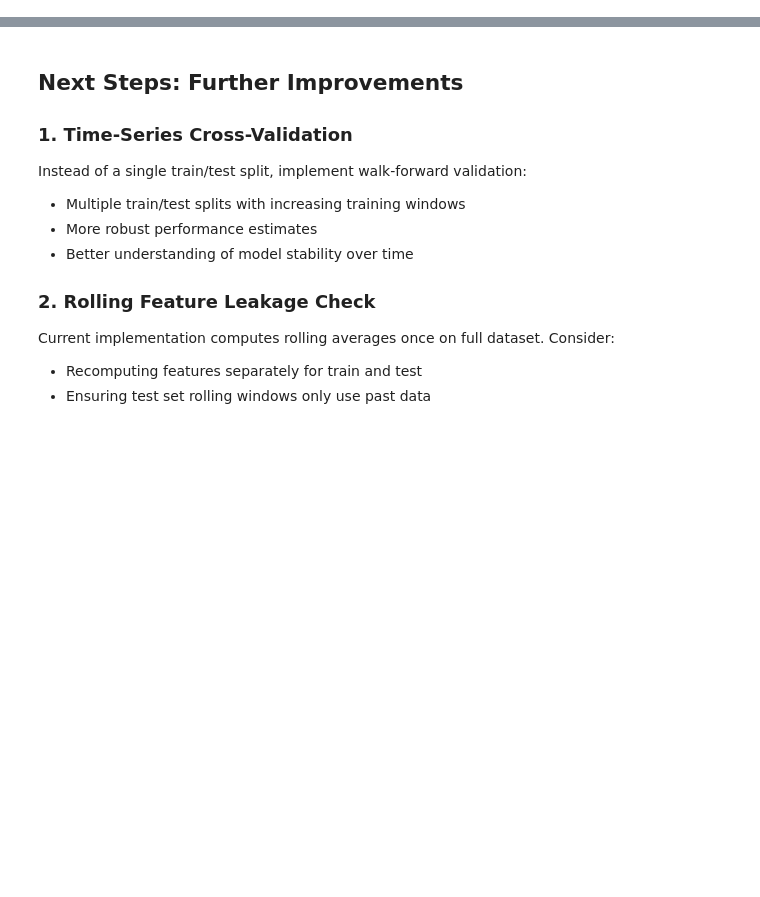
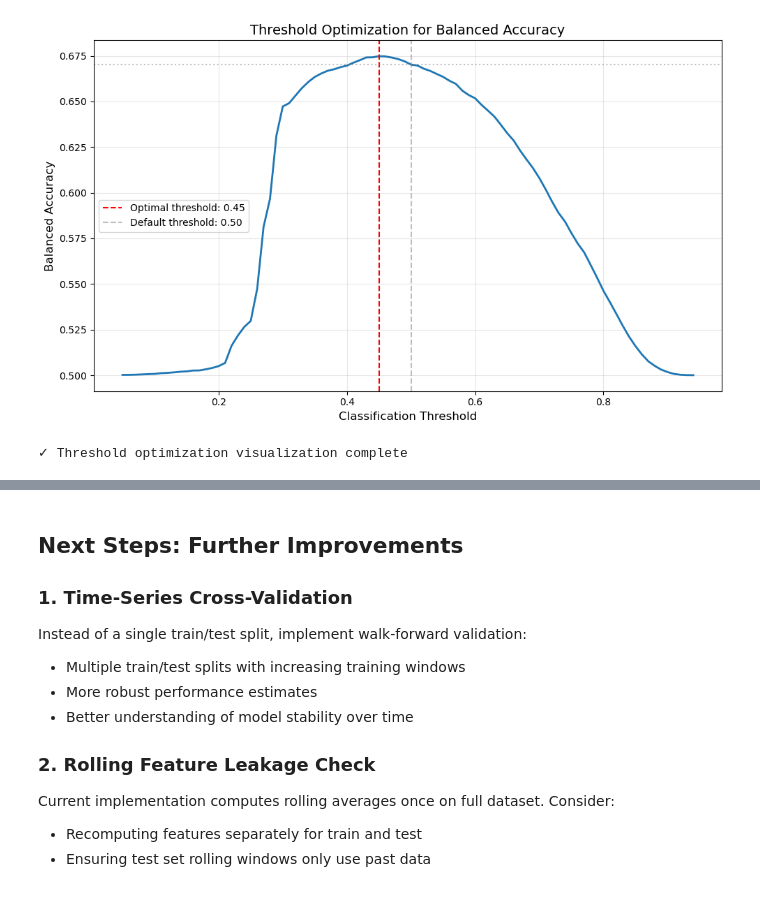
Before and after one commit to mdiaspinto/kaggle-churn, a Jupyter notebook: notebooks/martin.ipynb, the cells around one changed output, grey strips where cells are left out. Saved outputs shown, nothing was run; the diff lists cells and outputs as text; code cells hidden in the pictures; blank space fills up the shorter version.

```diff
--- a/notebooks/martin.ipynb
+++ b/notebooks/martin.ipynb
@@ -164,7 +159,7 @@ df_raw = pd.read_parquet(root + '/data/train.parquet')
 # Clean up: convert object columns to category, drop unnecessary columns
 object_cols = df_raw.select_dtypes(include="object").columns
 df_raw[object_cols] = df_raw[object_cols].astype("category")
-df_raw = df_raw.drop(columns=['gender', 'firstName', 'lastName', 'location', 'userAgent'])
+df_raw = df_raw.drop(columns=['gender', 'firstName', 'lastName', 'location', 'userAgent', 'status', 'auth', 'method'])
 
 print(f"Raw data shape: {df_raw.shape}")
 print(f"Date range: {pd.to_datetime(df_raw['time']).min()} to {pd.to_datetime(df_raw['time']).max()}")
@@ -243,7 +391,7 @@ print("\n" + "=" * 60)
 print("EXTRACTING FEATURES AND TARGET")
 print("=" * 60)
 
-exclude_cols = ['userId', 'date', 'churn_status']
+exclude_cols = ['userId', 'date', 'churn_status', 'Cancel']
 feature_cols = [col for col in df_train_features.columns if col not in exclude_cols]
 
 X_train = df_train_features[feature_cols].copy()
@@ -326,7 +492,7 @@ for i, (train_start, train_end, test_start, test_end) in enumerate(splits, 1):
     df_test_features_cv = test_pipeline_cv.fit_transform(df_test_cv)
 
     # Extract features and target
-    exclude_cols = ['userId', 'date', 'churn_status']
+    exclude_cols = ['userId', 'date', 'churn_status', 'Cancel']
     feature_cols_cv = [col for col in df_train_features_cv.columns if col not in exclude_cols]
 
     X_train_cv = df_train_features_cv[feature_cols_cv].copy()
@@ -478,0 +788,57 @@ print(f'Balanced Accuracy: {balanced_acc:.4f}')
+# %%
+# ============================================================================
+# OPTIMIZE CLASSIFICATION THRESHOLD
+# ============================================================================
+print("\n" + "=" * 60)
+print("THRESHOLD OPTIMIZATION")
+print("=" * 60)
+
+# Test different thresholds
+thresholds = np.arange(0.05, 0.95, 0.01)
+balanced_accuracies = []
+
+print("\nTesting thresholds from 0.05 to 0.95...")
+for threshold in thresholds:
+    y_pred_threshold = (y_pred_proba >= threshold).astype(int)
+    bal_acc = balanced_accuracy_score(y_test, y_pred_threshold)
+    balanced_accuracies.append(bal_acc)
+
+# Find optimal threshold
+optimal_idx = np.argmax(balanced_accuracies)
+optimal_threshold = thresholds[optimal_idx]
+optimal_bal_acc = balanced_accuracies[optimal_idx]
+
+print(f"\n✓ Optimization complete!")
+print(f"\nDefault threshold (0.5):")
+print(f"  Balanced Accuracy: {balanced_acc:.4f}")
+print(f"\nOptimal threshold: {optimal_threshold:.2f}")
+print(f"  Balanced Accuracy: {optimal_bal_acc:.4f}")
+print(f"  Improvement: +{(optimal_bal_acc - balanced_acc) * 100:.2f}%")
+
+# Show predictions with optimal threshold
+y_pred_optimal = (y_pred_proba >= optimal_threshold).astype(int)
+print(f"\n" + "=" * 60)
+print(f"RESULTS WITH OPTIMAL THRESHOLD ({optimal_threshold:.2f})")
+print("=" * 60)
+print(classification_report(y_test, y_pred_optimal))
+print(f'ROC-AUC: {roc_auc_score(y_test, y_pred_proba):.4f}')
+print(f'Balanced Accuracy: {optimal_bal_acc:.4f}')
+
+# Visualize threshold vs balanced accuracy
+import matplotlib.pyplot as plt
+
+plt.figure(figsize=(10, 6))
+plt.plot(thresholds, balanced_accuracies, linewidth=2)
+plt.axvline(optimal_threshold, color='red', linestyle='--', label=f'Optimal threshold: {optimal_threshold:.2f}')
+plt.axvline(0.5, color='gray', linestyle='--', alpha=0.5, label='Default threshold: 0.50')
+plt.axhline(balanced_acc, color='gray', linestyle=':', alpha=0.5)
+plt.xlabel('Classification Threshold', fontsize=12)
+plt.ylabel('Balanced Accuracy', fontsize=12)
+plt.title('Threshold Optimization for Balanced Accuracy', fontsize=14)
+plt.legend()
+plt.grid(True, alpha=0.3)
+plt.tight_layout()
+plt.show()
+
+print(f"\n✓ Threshold optimization visualization complete")
+# %% [output]
@@ -478,0 +862,2 @@ print(f'Balanced Accuracy: {balanced_acc:.4f}')
+[figure, added]
+✓ Threshold optimization visualization complete
```
Also changed, not shown: parts of 21 cells of this notebook, 1 other file.
